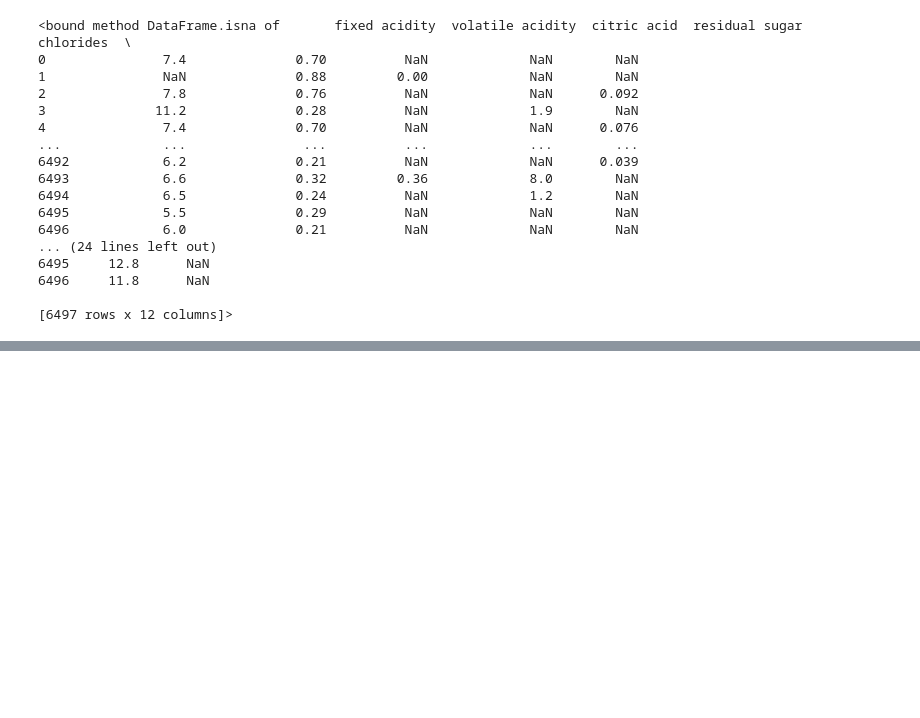
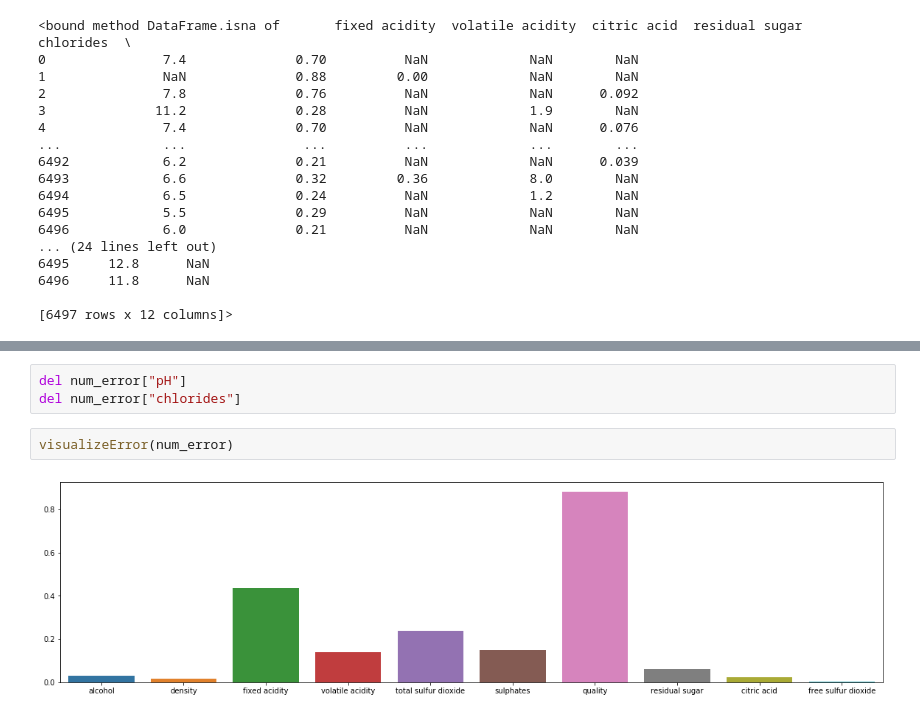
Before and after one commit to Praneethct/PredicitingMissingValues, a Jupyter notebook: wineQuality.ipynb, the cells around one changed output, grey strips where cells are left out. Saved outputs shown, nothing was run; the diff lists cells and outputs as text; blank space fills up the shorter version.

```diff
--- a/wineQuality.ipynb
+++ b/wineQuality.ipynb
@@ -300,0 +321,7 @@ wine_copy.isna
+# %%
+del num_error["pH"]
+del num_error["chlorides"]
+# %%
+visualizeError(num_error)
+# %% [output]
+[figure, added]
```
Also changed, not shown: parts of 11 cells of this notebook.
